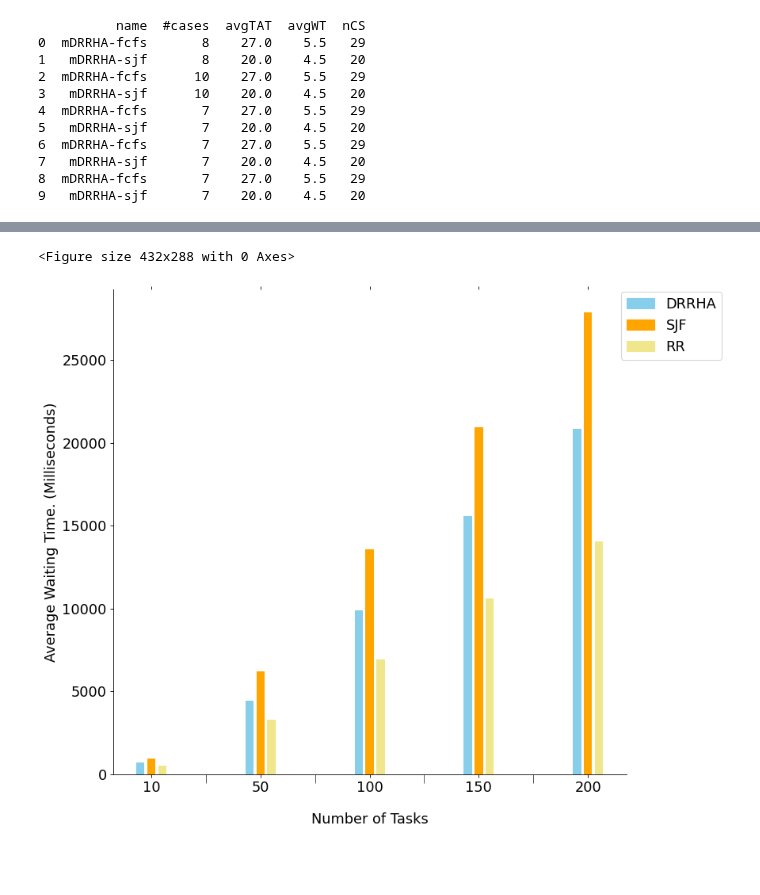
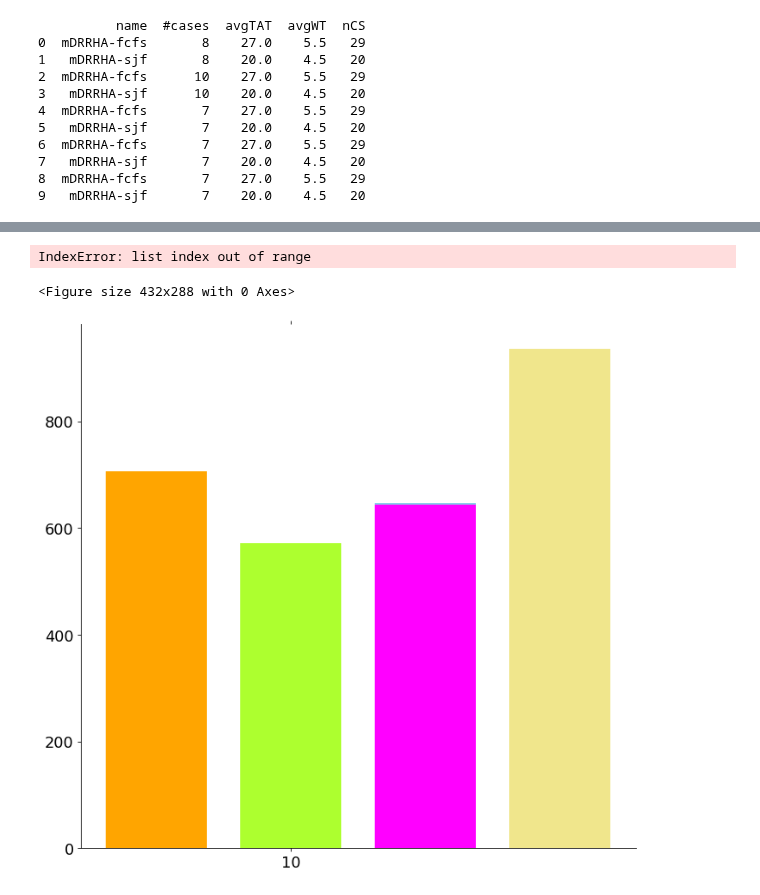
Before and after one commit to Bhaikko/mdrrha, a Jupyter notebook: src/graph_handler.ipynb, the cells around one changed output, grey strips where cells are left out. Saved outputs shown, nothing was run; the diff lists cells and outputs as text; code cells hidden in the pictures; blank space fills up the shorter version.

Commit message:
Line Graphs added along with Comparison.MD

```diff
--- a/src/graph_handler.ipynb
+++ b/src/graph_handler.ipynb
@@ -38,6 +38,15 @@ ALGO_COMPARISONS_ATAT_BAR = 1
 ALGO_COMPARISONS_ATAT_LINE = 2
 ALGO_COMPARISONS_WT_BAR = 3
 ALGO_COMPARISONS_WT_LINE = 4
+
+colors = [
+    'skyblue', 'DRRHA',
+    'orange', 'SJF',
+    'greenyellow', 'MDRRHA',
+    'fuchsia', 'NDRRHA',
+    'khaki', 'HRRNHA',
+    'aqua', 'RR'
+]
 # %%
 # Comparison of mDRRHA with SJF and FCFS
 
@@ -232,15 +239,18 @@ line_height = 10
 ax.tick_params( axis='x', which='minor', direction='out', length=line_height )
 ax.tick_params( axis='x', which='major', bottom='off', top='off' )
 
-colors = [
-    'skyblue', 'DRRHA',
-    'orange', 'SJF',
-    'khaki', 'RR'
-    # 'red', 'MDRRHA'
-]
+# colors = [
+#     'skyblue', 'DRRHA',
+#     'orange', 'SJF',
+#     'greenyellow', 'MDRRHA',
+#     'fuchsia', 'NDRRHA',
+#     'khaki', 'HRRNHA',
+#     'aqua', 'RR'
+# ]
 
 bar_width = 0.15
 paddings = [
+    2 * bar_width - 0.10,
     -bar_width - 0.05,
     0,
     bar_width + 0.05,
@@ -258,44 +268,45 @@ num_algos = len(dataset['name'].unique())
 # average_WT_values = dataset['avgRT'].to_numpy()     # To Plot Average Waiting Times
 # average_WT_values = dataset['avgWT'].to_numpy()     # To Plot Average Waiting Times
 average_WT_values = dataset['avgTAT'].to_numpy()       # To Plot Average Turn around times
 
 
-for index, x_axis in enumerate(X_axis):
-    for i in range(0, num_algos):
-        ax.bar(
-            x_axis + paddings[i],
-            average_WT_values[current_value_index],
-            bar_width,
-            color = colors[2 * i]
-        )
+# for index, x_axis in enumerate(X_axis):
+#     for i in range(0, num_algos):
+#         ax.bar(
+#             x_axis + paddings[i],
+#             average_WT_values[current_value_index],
+#             bar_width,
+#             color = colors[2 * i]
+#         )
 
-        current_value_index += 1
+#         current_value_index += 1
 
 # Configuring Legend
 legend_elements = []
 
 for i in range(0, len(colors), 2):
     legend_elements.append(
         Patch(facecolor=colors[i], edgecolor=colors[i], label=colors[i + 1])
     )
 
 ax.legend(
     handles = legend_elements,
     loc = 'upper right',
     bbox_to_anchor=(1.20, 1.01)
 )
 
 plt.xlabel('Number of Tasks', labelpad = 20)
 
 plt.ylabel('Average Waiting Time. (Milliseconds)')
 # plt.ylabel('Average Turnaround Time. (Milliseconds)')
 
 # plt.title('Evalulation of the average Waiting time.')
 # plt.title('Evalulation of the average turnaround time.')
 plt.show()
 # %% [output]
-<Figure size 432x288 with 0 Axes>
+IndexError: list index out of range
+<Figure size 432x288 with 0 Axes>
-[figure, old version]
+[figure, new version]
 # %%
 # Import Data from CSV file
 dataset = pd.read_csv(
```
Also changed, not shown: parts of 3 cells of this notebook, 19 other files.
